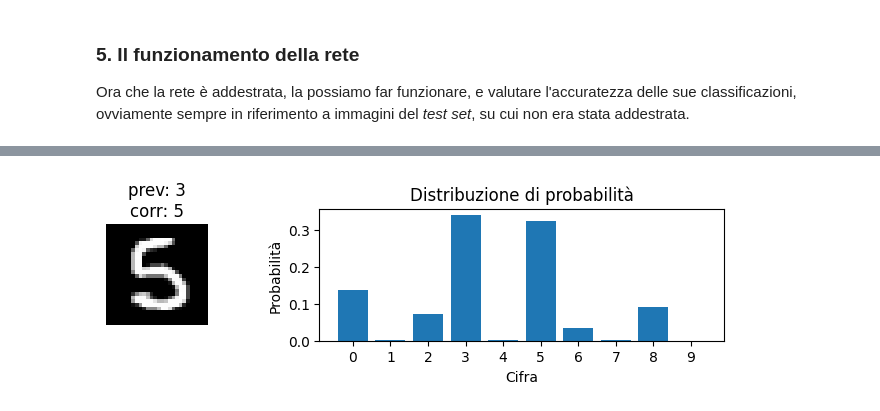
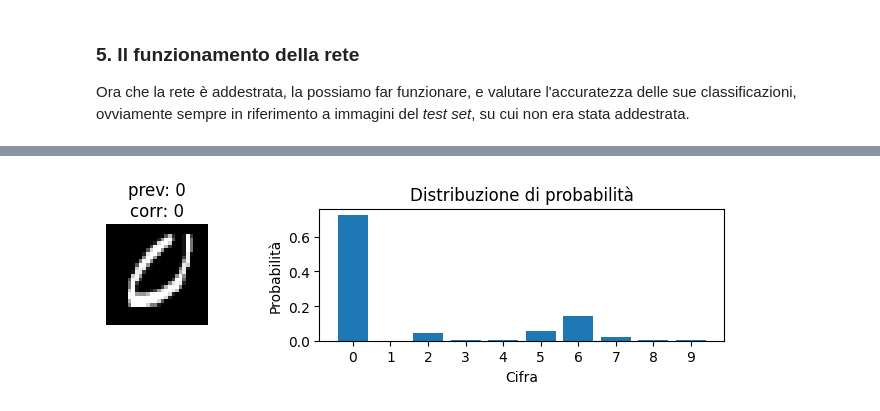
Before and after one commit to lmari/tutorial, a Jupyter notebook: mnist_simple.ipynb, the cells around one changed output, grey strips where cells are left out. Saved outputs shown, nothing was run; the diff lists cells and outputs as text; code cells hidden in the pictures.

```diff
--- a/mnist_simple.ipynb
+++ b/mnist_simple.ipynb
@@ -201,4 +206,5 @@ E possiamo infine visualizzare la distribuzione di probabilità prodotta come ri
-# %%
-test_with_prob(test_data, network)
-# %% [output]
-[figure, removed]
+# %%
+random_index = random.randint(0, len(test_data))
+test_with_prob(test_data, random_index, network)
+# %% [output]
+[figure, added]
```
Also changed, not shown: parts of 20 cells of this notebook, 11 other files.
